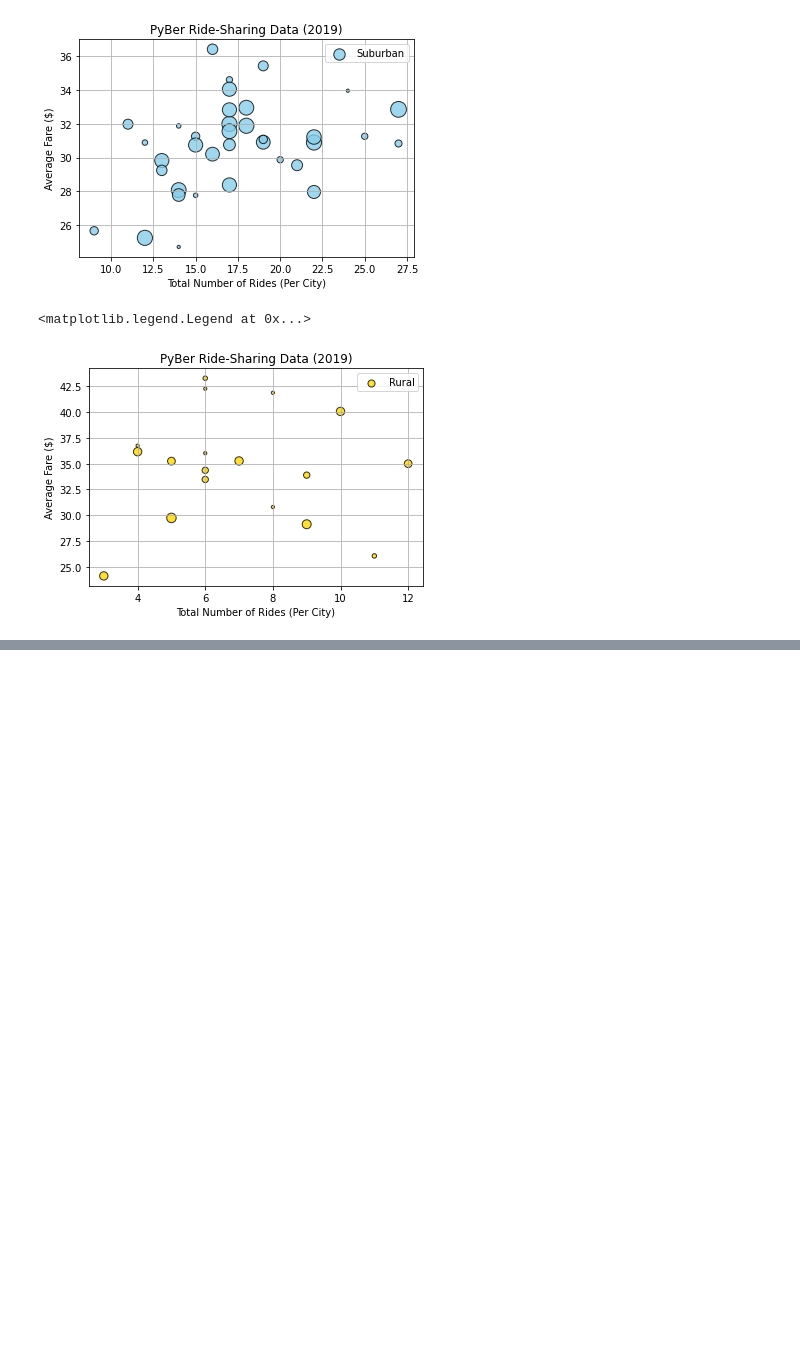
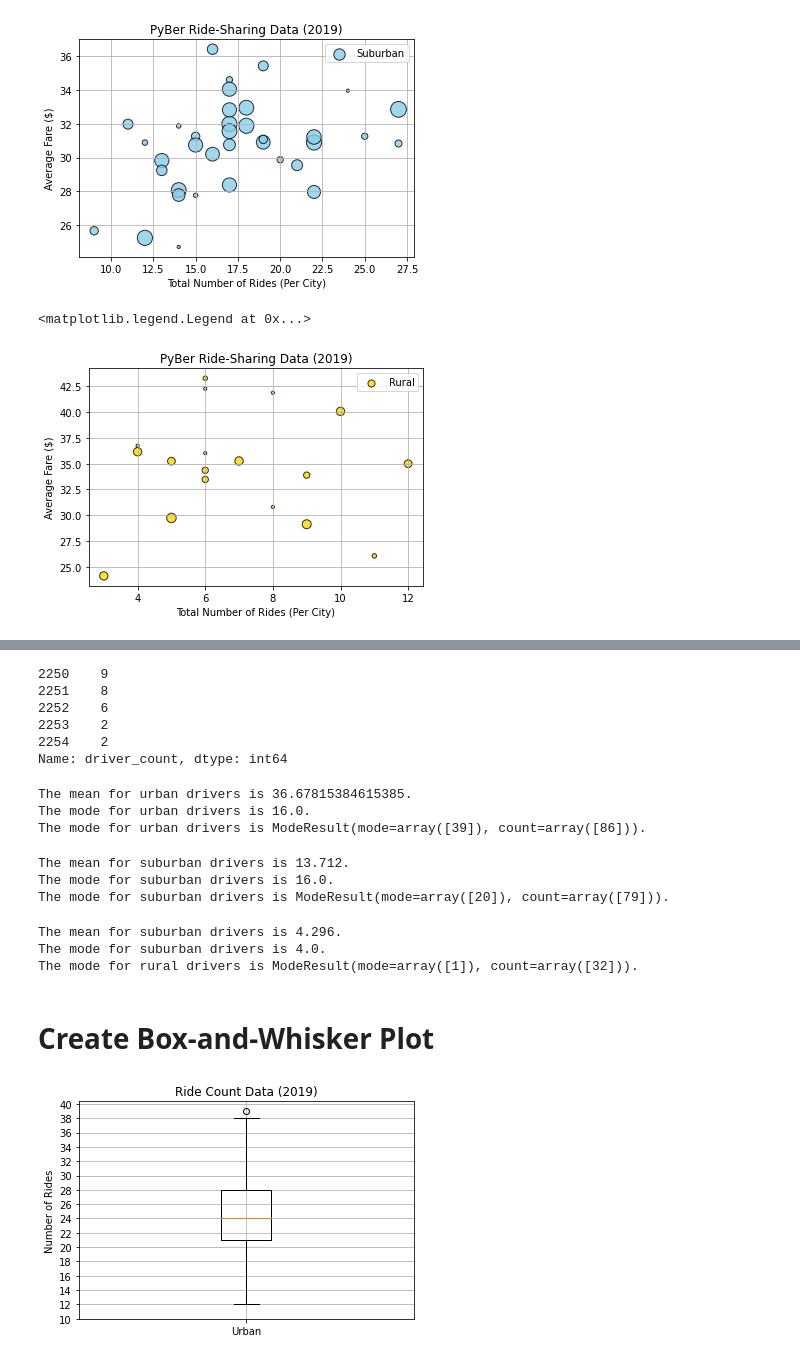
Before and after one commit to pahlor/PyBer_Analysis, a Jupyter notebook: PyBer.ipynb, the cells around one changed output, grey strips where cells are left out. Cells and saved outputs as stored; diff of their text form; code cells hidden in the pictures; blank space fills up the shorter version.

Commit message:
Add files via upload
Adding box plots

```diff
--- a/PyBer.ipynb
+++ b/PyBer.ipynb
@@ -306,0 +515,67 @@ plt.show()
+# %%
+rural_drivers = rural_cities_df['driver_count']
+rural_drivers.head()
+# %% [output]
+2250    9
+2251    8
+2252    6
+2253    2
+2254    2
+Name: driver_count, dtype: int64
+# %%
+# Calculate the mean, median, mode for urban driver count.
+mean_urban_drivers = np.mean(urban_cities_df['driver_count'])
+print(f"The mean for urban drivers is {mean_urban_drivers}.")
+
+median_urban_drivers = np.median(suburban_cities_df['driver_count'])
+print(f"The mode for urban drivers is {median_urban_drivers}.")
+
+mode_urban_drivers = sts.mode(urban_cities_df['driver_count'])
+print(f"The mode for urban drivers is {mode_urban_drivers}.")
+# %% [output]
+The mean for urban drivers is 36.67815384615385.
+The mode for urban drivers is 16.0.
+The mode for urban drivers is ModeResult(mode=array([39]), count=array([86])).
+# %%
+# Calculate the mean, median, mode for suburban driver count.
+mean_suburban_drivers = np.mean(suburban_cities_df['driver_count'])
+print(f"The mean for suburban drivers is {mean_suburban_drivers}.")
+
+median_suburban_drivers = np.median(suburban_cities_df['driver_count'])
+print(f"The mode for suburban drivers is {median_suburban_drivers}.")
+
+mode_suburban_drivers = sts.mode(suburban_cities_df['driver_count'])
+print(f"The mode for suburban drivers is {mode_suburban_drivers}.")
+# %% [output]
+The mean for suburban drivers is 13.712.
+The mode for suburban drivers is 16.0.
+The mode for suburban drivers is ModeResult(mode=array([20]), count=array([79])).
+# %%
+# Calculate the mean, median, mode for suburban driver count.
+mean_rural_drivers = np.mean(rural_cities_df['driver_count'])
+print(f"The mean for suburban drivers is {mean_rural_drivers}.")
+
+median_rural_drivers = np.median(rural_cities_df['driver_count'])
+print(f"The mode for suburban drivers is {median_rural_drivers}.")
+
+mode_rural_drivers = sts.mode(rural_cities_df['driver_count'])
+print(f"The mode for rural drivers is {mode_rural_drivers}.")
+# %% [output]
+The mean for suburban drivers is 4.296.
+The mode for suburban drivers is 4.0.
+The mode for rural drivers is ModeResult(mode=array([1]), count=array([32])).
+# %% [markdown]
+# Create Box-and-Whisker Plot
+# %%
+# Create a box-and-whisker plot for the urban cities ride count.
+x_labels = ["Urban"]
+fig, ax = plt.subplots()
+ax.boxplot(urban_ride_count, labels=x_labels)
+# Add the title, y-axis label and grid.
+ax.set_title('Ride Count Data (2019)')
+ax.set_ylabel('Number of Rides')
+ax.set_yticks(np.arange(10, 41, step=2.0))
+ax.grid()
+plt.show()
+# %% [output]
+[figure, added]
```
Also changed, not shown: parts of 47 cells of this notebook.
